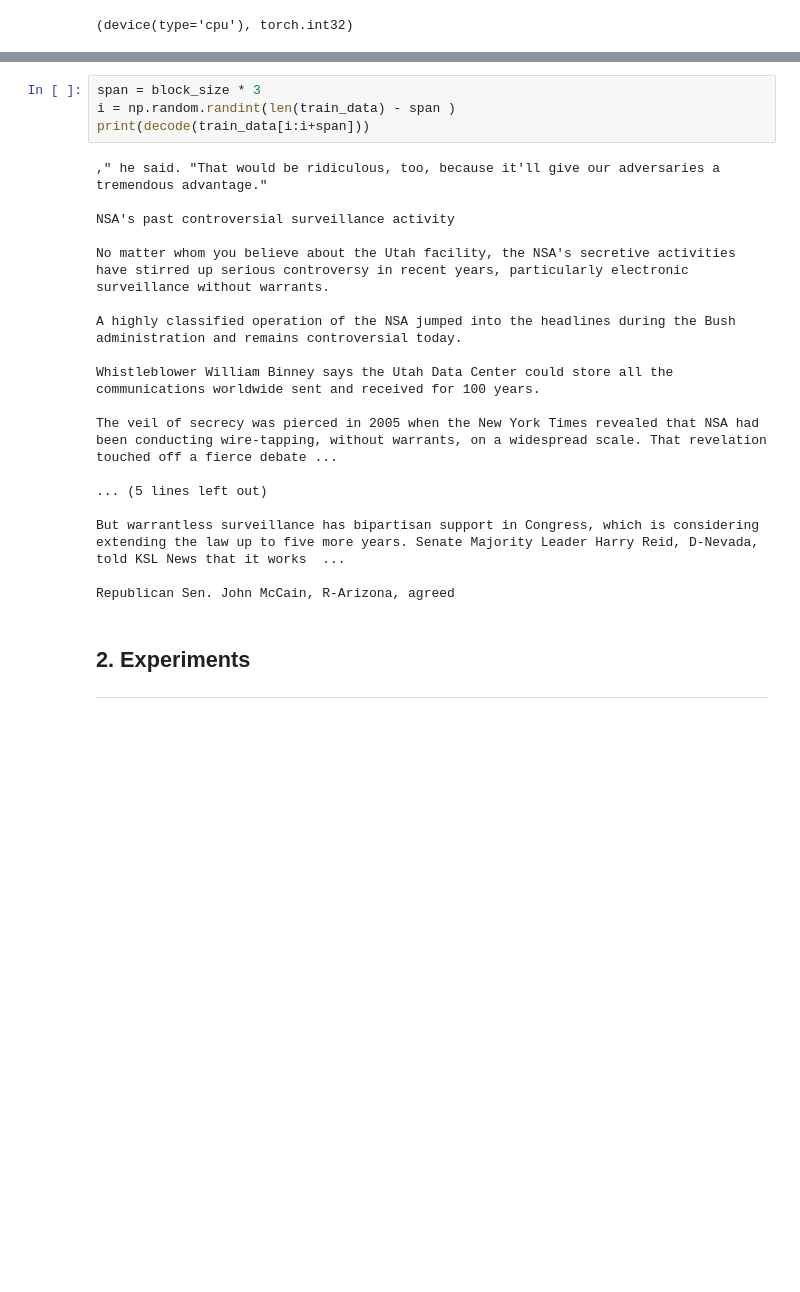
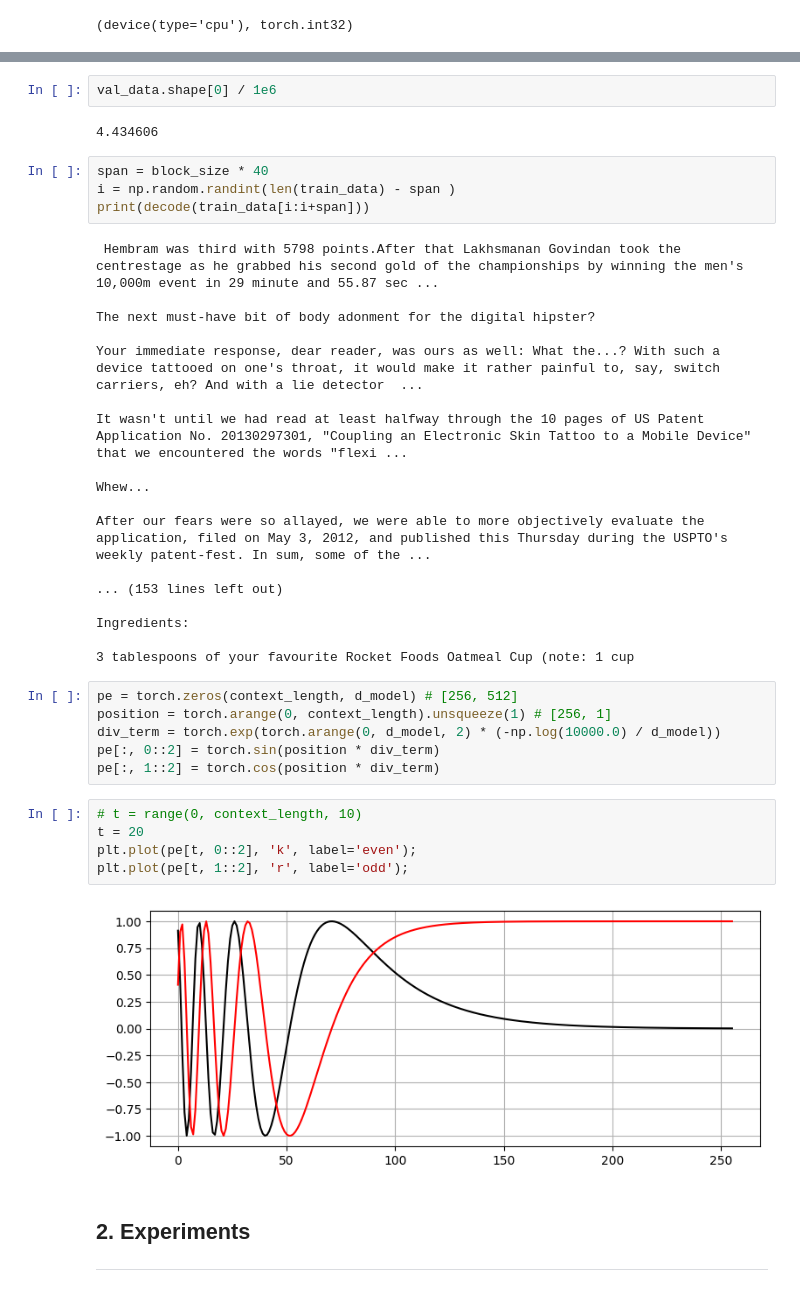
Before and after one commit to ozkansafak/decoder-llm, a Jupyter notebook: main.ipynb, the cells around one changed output, grey strips where cells are left out. Cells and saved outputs as stored; diff of their text form; blank space fills up the shorter version.

```diff
--- a/main.ipynb
+++ b/main.ipynb
@@ -391,25 +411,42 @@ train_data, val_data = load_train_and_val_data()
+# %%
+val_data.shape[0] / 1e6
+# %% [output]
+4.434606
 # %%
-span = block_size * 3
+span = block_size * 40
 i = np.random.randint(len(train_data) - span )
 print(decode(train_data[i:i+span]))
 # %% [output]
-," he said. "That would be ridiculous, too, because it'll give our adversaries a tremendous advantage."
+ Hembram was third with 5798 points.After that Lakhsmanan Govindan took the centrestage as he grabbed his second gold of the championships by winning the men's 10,000m event in 29 minute and 55.87 sec ...
 
-NSA's past controversial surveillance activity
+The next must-have bit of body adonment for the digital hipster?
 
-No matter whom you believe about the Utah facility, the NSA's secretive activities have stirred up serious controversy in recent years, particularly electronic surveillance without warrants.
+Your immediate response, dear reader, was ours as well: What the...? With such a device tattooed on one's throat, it would make it rather painful to, say, switch carriers, eh? And with a lie detector  ...
 
-A highly classified operation of the NSA jumped into the headlines during the Bush administration and remains controversial today.
+It wasn't until we had read at least halfway through the 10 pages of US Patent Application No. 20130297301, "Coupling an Electronic Skin Tattoo to a Mobile Device" that we encountered the words "flexi ...
 
-Whistleblower William Binney says the Utah Data Center could store all the communications worldwide sent and received for 100 years.
+Whew...
 
-The veil of secrecy was pierced in 2005 when the New York Times revealed that NSA had been conducting wire-tapping, without warrants, on a widespread scale. That revelation touched off a fierce debate ...
+After our fears were so allayed, we were able to more objectively evaluate the application, filed on May 3, 2012, and published this Thursday during the USPTO's weekly patent-fest. In sum, some of the ...
 
-... (5 lines left out)
+... (153 lines left out)
 
-But warrantless surveillance has bipartisan support in Congress, which is considering extending the law up to five more years. Senate Majority Leader Harry Reid, D-Nevada, told KSL News that it works  ...
+Ingredients:
 
-Republican Sen. John McCain, R-Arizona, agreed
+3 tablespoons of your favourite Rocket Foods Oatmeal Cup (note: 1 cup
+# %%
+pe = torch.zeros(context_length, d_model) # [256, 512]
+position = torch.arange(0, context_length).unsqueeze(1) # [256, 1]
+div_term = torch.exp(torch.arange(0, d_model, 2) * (-np.log(10000.0) / d_model))
+pe[:, 0::2] = torch.sin(position * div_term)
+pe[:, 1::2] = torch.cos(position * div_term)
+# %%
+# t = range(0, context_length, 10)
+t = 20
+plt.plot(pe[t, 0::2], 'k', label='even');
+plt.plot(pe[t, 1::2], 'r', label='odd');
+# %% [output]
+[figure, added]
 # %% [markdown]
 ## 2. Experiments
 ---
```
Also changed, not shown: parts of 4 cells of this notebook, 6 other files.
